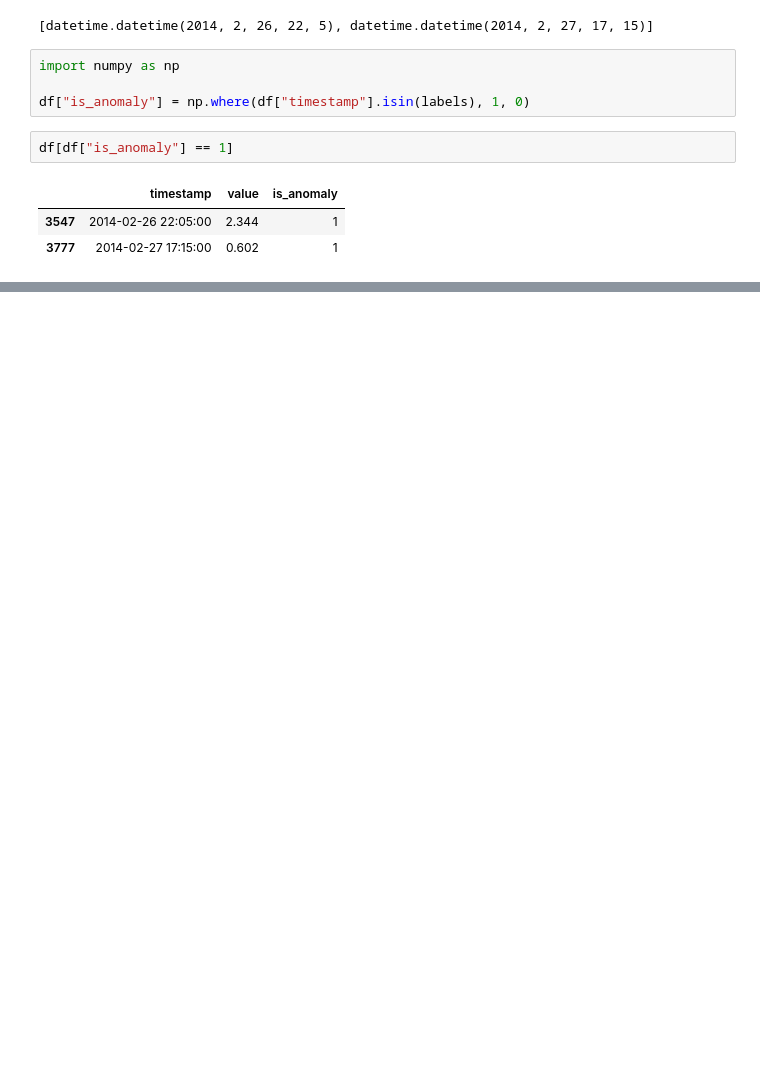
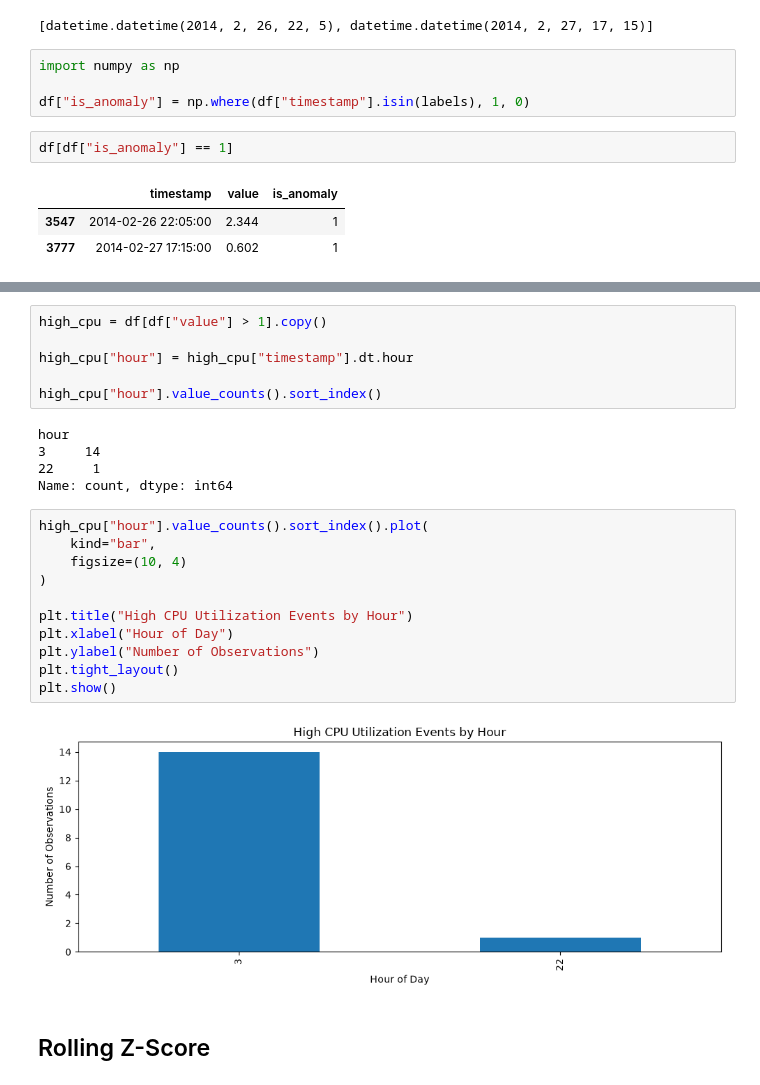
Before and after one commit to mateusmtorres23/anomaly-detection-lab, a Jupyter notebook: cpu-anomaly-detection/server_cpu_anomaly_detection.ipynb, the cells around one changed output, grey strips where cells are left out. Cells and saved outputs as stored; diff of their text form; blank space fills up the shorter version.

```diff
--- a/cpu-anomaly-detection/server_cpu_anomaly_detection.ipynb
+++ b/cpu-anomaly-detection/server_cpu_anomaly_detection.ipynb
@@ -52,0 +218,26 @@ df[df["is_anomaly"] == 1]
+# %%
+high_cpu = df[df["value"] > 1].copy()
+
+high_cpu["hour"] = high_cpu["timestamp"].dt.hour
+
+high_cpu["hour"].value_counts().sort_index()
+# %% [output]
+hour
+3     14
+22     1
+Name: count, dtype: int64
+# %%
+high_cpu["hour"].value_counts().sort_index().plot(
+    kind="bar",
+    figsize=(10, 4)
+)
+
+plt.title("High CPU Utilization Events by Hour")
+plt.xlabel("Hour of Day")
+plt.ylabel("Number of Observations")
+plt.tight_layout()
+plt.show()
+# %% [output]
+[figure, added]
+# %% [markdown]
+## Rolling Z-Score
```
Also changed, not shown: parts of 40 cells of this notebook, 2 other files.
